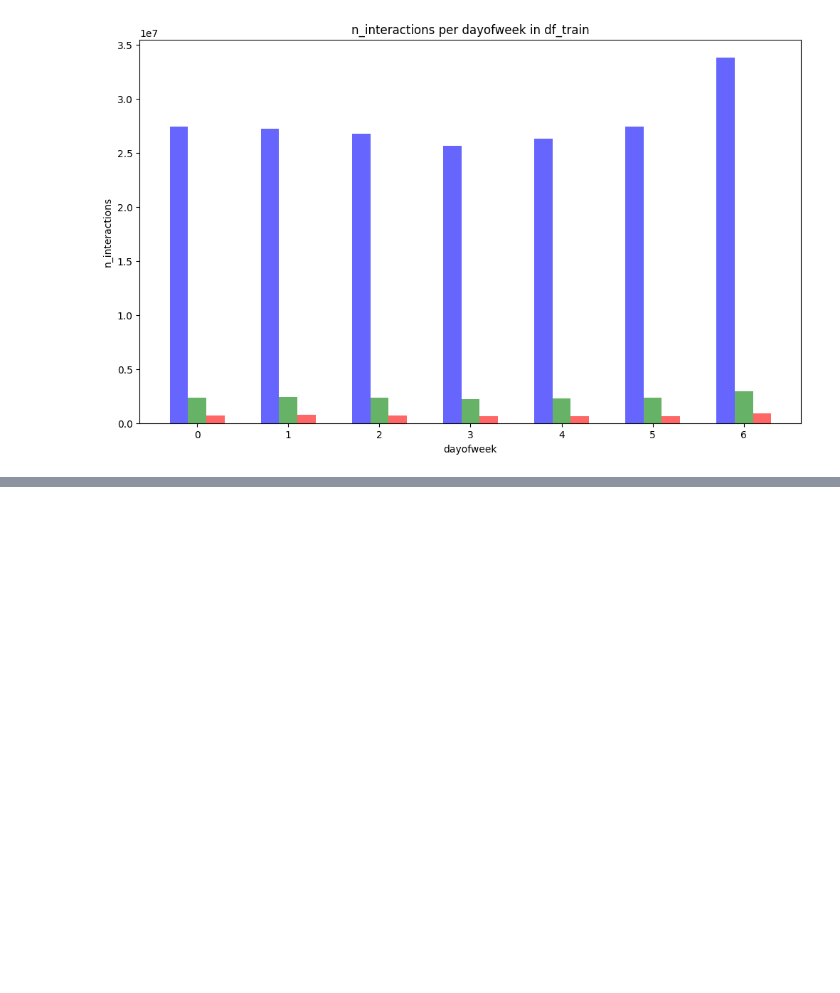
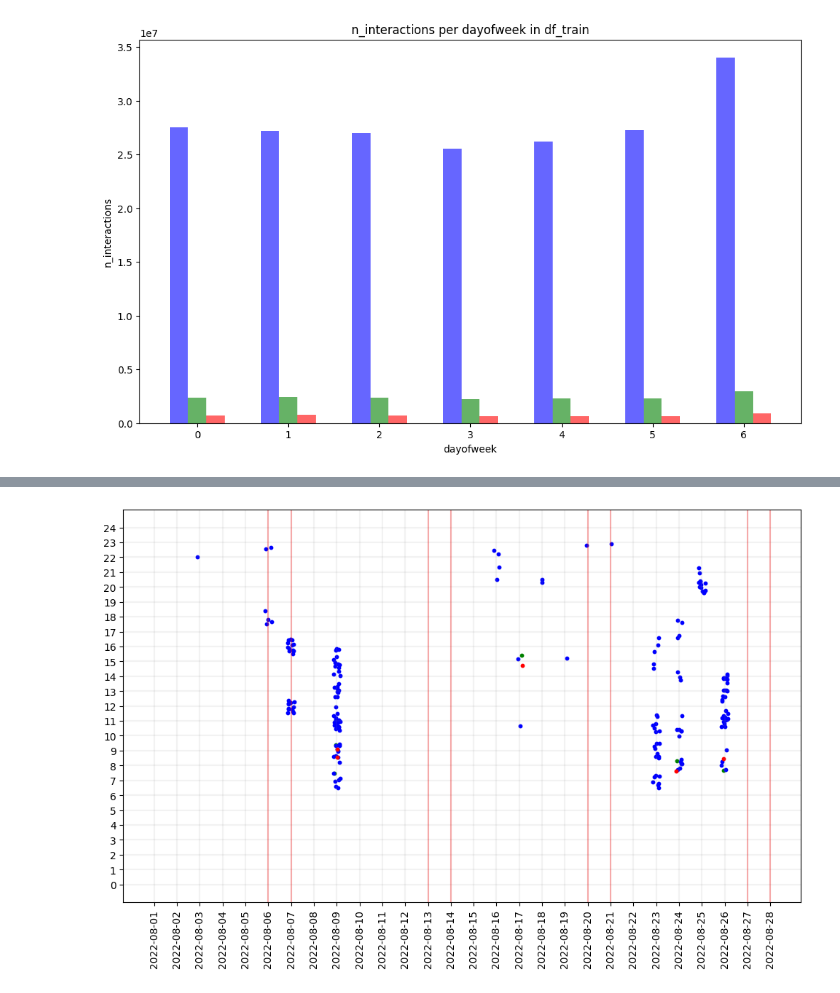
Before and after one commit to kvlml/otto-recommender, a Jupyter notebook: notebooks/03_some_EDA.ipynb, the cells around one changed output, grey strips where cells are left out. Cells and saved outputs as stored; diff of their text form; code cells hidden in the pictures; blank space fills up the shorter version.

```diff
--- a/notebooks/03_some_EDA.ipynb
+++ b/notebooks/03_some_EDA.ipynb
@@ -196,0 +245,44 @@ plot_n_interactions_per_dayofweek(df_test)
+# %%
+def plot_user_activity(user, df):
+    dict_type_inter_color = dict()
+    dict_type_inter_color["clicks"] = "b"
+    dict_type_inter_color["carts"] = "g"
+    dict_type_inter_color["orders"] = "r"
+
+    offset = 0.5
+    df_cur = df[df["user"] == user]
+    df_cur["date_day"] = df_cur["date_day"].astype(str)
+
+    if df.name == "df_train":
+        x = pd.date_range("2022-08-01", "2022-08-28")
+    elif df.name == "df_test":
+        x = pd.date_range("2022-08-29", "2022-09-04")
+    x = [str(d).split(" ")[0] for d in x]
+    map_dates = {x[i]: i for i in range(len(x))}
+    points_sundays = [point for point in range(len(x)) if (point + 1) % 7 == 0]
+
+    plt.figure(figsize=(12, 7))
+    plt.xticks(range(len(x)), x, rotation=90)
+    plt.yticks(range(25))
+
+    for point in range(len(x)):
+        plt.axvline(x=point, color="gray", linestyle="-", alpha=0.1)
+    for point in range(25):
+        plt.axhline(y=point, color="gray", linestyle="-", alpha=0.1)
+    for point in points_sundays:
+        plt.axvline(x=point, color="r", linestyle="-", alpha=0.3)
+        plt.axvline(x=point - 1, color="r", linestyle="-", alpha=0.3)
+
+    for action, df_cur_action in df_cur.groupby("type"):
+        xx = np.random.uniform(-0.15, 0.15, len(df_cur_action))
+        yy = np.random.uniform(-0.5, 0.5, len(df_cur_action))
+        plt.scatter(
+            df_cur_action["date_day"].map(map_dates) + xx,
+            df_cur_action["hour"] + yy,
+            c=dict_type_inter_color[action],
+            s=10,
+        )
+# %%
+plot_user_activity(user=2932269, df=df_train)
+# %% [output]
+[figure, added]
```
Also changed, not shown: parts of 12 cells of this notebook, 1 other file.
